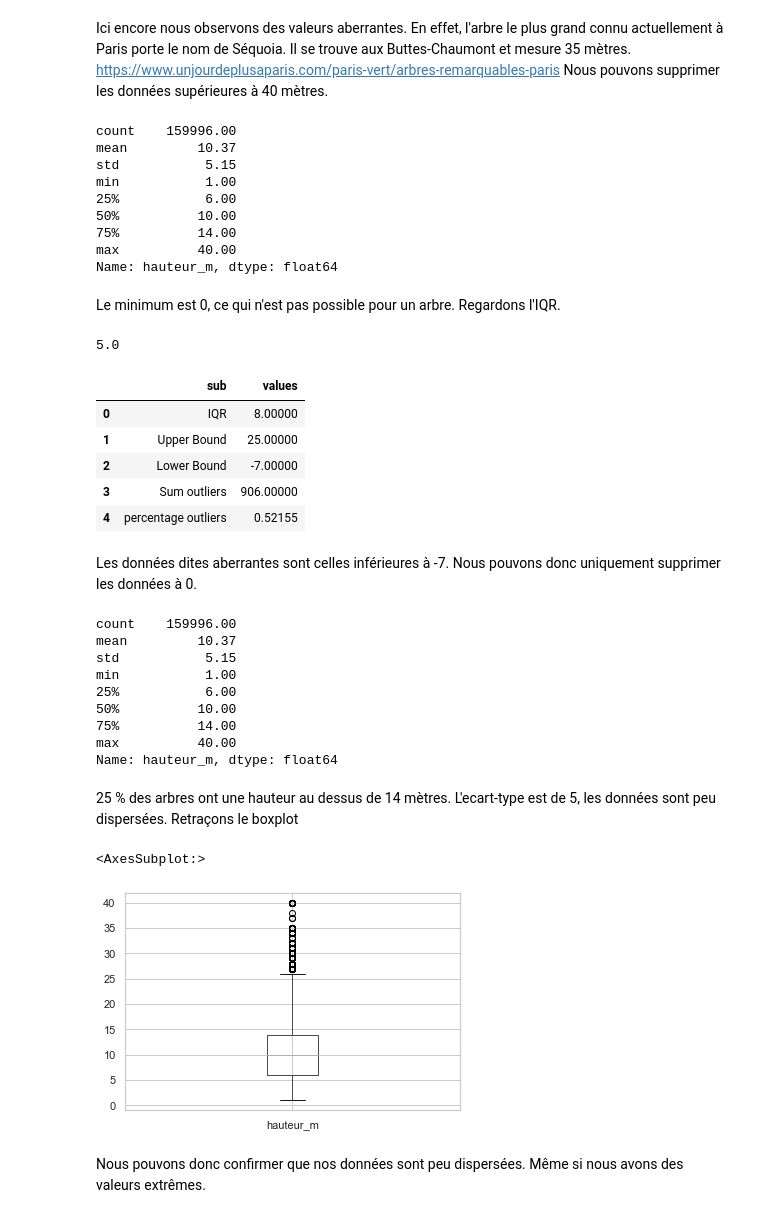
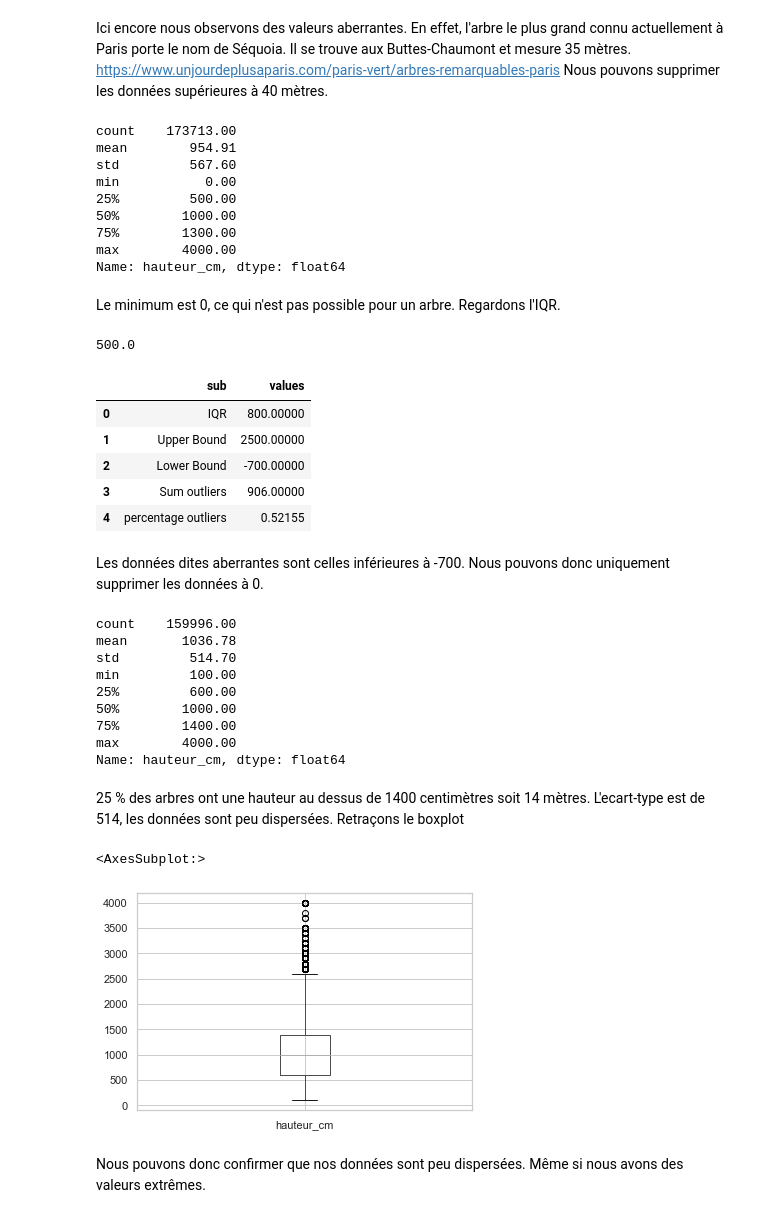
Before and after one commit to AurelieAAN/OP_Projet2, a Jupyter notebook: Scripts_Analyse01.ipynb, the cells around one changed output. Saved outputs shown, nothing was run; the diff lists cells and outputs as text; code cells hidden in the pictures.

```diff
--- a/Scripts_Analyse01.ipynb
+++ b/Scripts_Analyse01.ipynb
@@ -396,58 +396,58 @@ En effet, l'arbre le plus grand connu actuellement à Paris porte le nom de Séq
 https://www.unjourdeplusaparis.com/paris-vert/arbres-remarquables-paris
 Nous pouvons supprimer les données supérieures à 40 mètres.
 # %%
-data = data.loc[data["hauteur_m"] <= 40]
+data = data.loc[data["hauteur_cm"] <= 4000]
 # %%
-data["hauteur_m"].describe().round(2)
+data["hauteur_cm"].describe().round(2)
 # %% [output]
-count    159996.00
-mean         10.37
-std           5.15
-min           1.00
-25%           6.00
-50%          10.00
-75%          14.00
-max          40.00
-Name: hauteur_m, dtype: float64
+count    173713.00
+mean        954.91
+std         567.60
+min           0.00
+25%         500.00
+50%        1000.00
+75%        1300.00
+max        4000.00
+Name: hauteur_cm, dtype: float64
 # %% [markdown]
 Le minimum est 0, ce qui n'est pas possible pour un arbre.
 Regardons l'IQR.
 # %%
-outliers(data.hauteur_m)
+outliers(data.hauteur_cm)
 # %% [output]
-5.0
+500.0
 |  | sub | values |
-| 0 | IQR | 8.00000 |
-| 1 | Upper Bound | 25.00000 |
-| 2 | Lower Bound | -7.00000 |
+| 0 | IQR | 800.00000 |
+| 1 | Upper Bound | 2500.00000 |
+| 2 | Lower Bound | -700.00000 |
 | 3 | Sum outliers | 906.00000 |
 | 4 | percentage outliers | 0.52155 |
 # %% [markdown]
-Les données dites aberrantes sont celles inférieures à -7.
+Les données dites aberrantes sont celles inférieures à -700.
 Nous pouvons donc uniquement supprimer les données à 0.
 # %%
-data = data.loc[data["hauteur_m"] > 0]
+data = data.loc[data["hauteur_cm"] > 0]
 # %%
-data["hauteur_m"].describe().round(2)
+data["hauteur_cm"].describe().round(2)
 # %% [output]
 count    159996.00
-mean         10.37
-std           5.15
-min           1.00
-25%           6.00
-50%          10.00
-75%          14.00
-max          40.00
-Name: hauteur_m, dtype: float64
+mean       1036.78
+std         514.70
+min         100.00
+25%         600.00
+50%        1000.00
+75%        1400.00
+max        4000.00
+Name: hauteur_cm, dtype: float64
 # %% [markdown]
-25 % des arbres ont une hauteur au dessus de 14 mètres.
-L'ecart-type est de 5, les données sont peu dispersées.
+25 % des arbres ont une hauteur au dessus de 1400 centimètres soit 14 mètres.
+L'ecart-type est de 514, les données sont peu dispersées.
 Retraçons le boxplot
 # %%
-data.boxplot(column="hauteur_m" )
+data.boxplot(column="hauteur_cm" )
 # %% [output]
 <AxesSubplot:>
-[figure, old version]
+[figure, new version]
 # %% [markdown]
 Nous pouvons donc confirmer que nos données sont peu dispersées. Même si nous avons des valeurs extrêmes.
 # %%
```
Also changed, not shown: parts of 23 cells of this notebook.
